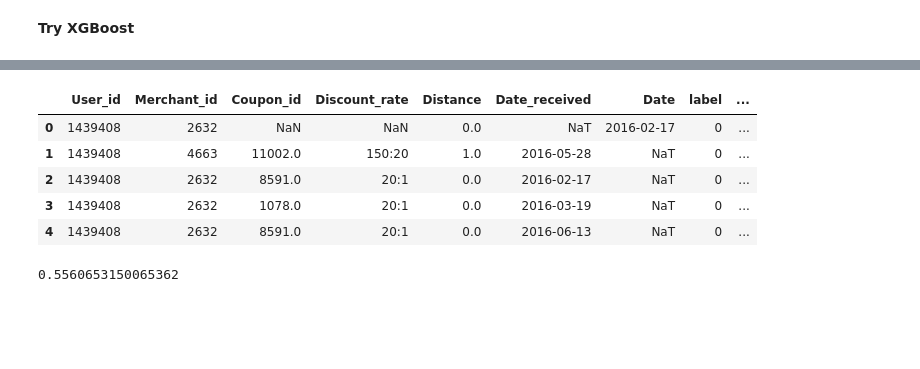
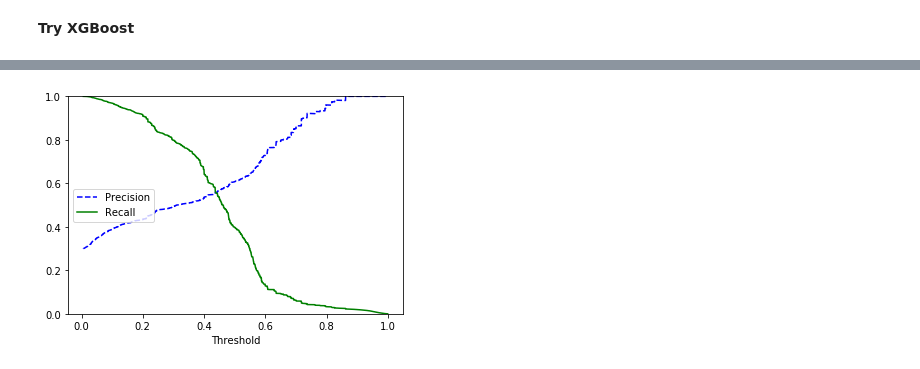
Before and after one commit to superyang713/o2o_competition, a Jupyter notebook: analysis.ipynb, the cells around one changed output, grey strips where cells are left out. Saved outputs shown, nothing was run; the diff lists cells and outputs as text; code cells hidden in the pictures; blank space fills up the shorter version.

```diff
--- a/analysis.ipynb
+++ b/analysis.ipynb
@@ -172,6 +215,7 @@ params = {
     'subsample': 0.8,
     'colsample_bytree': 0.8,
     'scale_pos_weight': 1,
+    'verbose': False,
 }
 # %%
 xgb_cls = XGBClassifier(**params)
@@ -227,26 +248,8 @@ array([[1690489,       0],
-# %%
-# valid predict
-y_valid_pred = xgb_cls.predict_proba(X_train)
-train_copy = train.copy()
-train_copy['Probability'] = y_valid_pred[:, 1]
-train_copy.head(5)
-# %% [output]
-|  | User_id | Merchant_id | Coupon_id | Discount_rate | Distance | Date_received | Date | label | ... |
-| 0 | 1439408 | 2632 | NaN | NaN | 0.0 | NaT | 2016-02-17 | 0 | ... |
-| 1 | 1439408 | 4663 | 11002.0 | 150:20 | 1.0 | 2016-05-28 | NaT | 0 | ... |
-| 2 | 1439408 | 2632 | 8591.0 | 20:1 | 0.0 | 2016-02-17 | NaT | 0 | ... |
-| 3 | 1439408 | 2632 | 1078.0 | 20:1 | 0.0 | 2016-03-19 | NaT | 0 | ... |
-| 4 | 1439408 | 2632 | 8591.0 | 20:1 | 0.0 | 2016-06-13 | NaT | 0 | ... |
-# %%
-# avgAUC calculation
-vg = train_copy.groupby(['Coupon_id'])
-aucs = []
-for i in vg:
-    tmpdf = i[1]
-    if len(tmpdf['label'].unique()) != 2:
-        continue
-    fpr, tpr, thresholds = roc_curve(tmpdf['label'], tmpdf['Probability'], pos_label=1)
-    aucs.append(auc(fpr, tpr))
-print(np.average(aucs))
-# %% [output]
-0.5560653150065362
+# %%
+y_train_scores_xgb = xgb_cls.predict_proba(X_train)[:, 1]
+precisions_xgb, recalls_xgb, thresholds_xgb = precision_recall_curve(
+    y_train, y_train_scores_xgb
+)
+plot_precision_recall_vs_threshold(precisions_xgb, recalls_xgb, thresholds_xgb)
+# %% [output]
+[figure, added]
```
Also changed, not shown: parts of 27 cells of this notebook, 1 other file.
